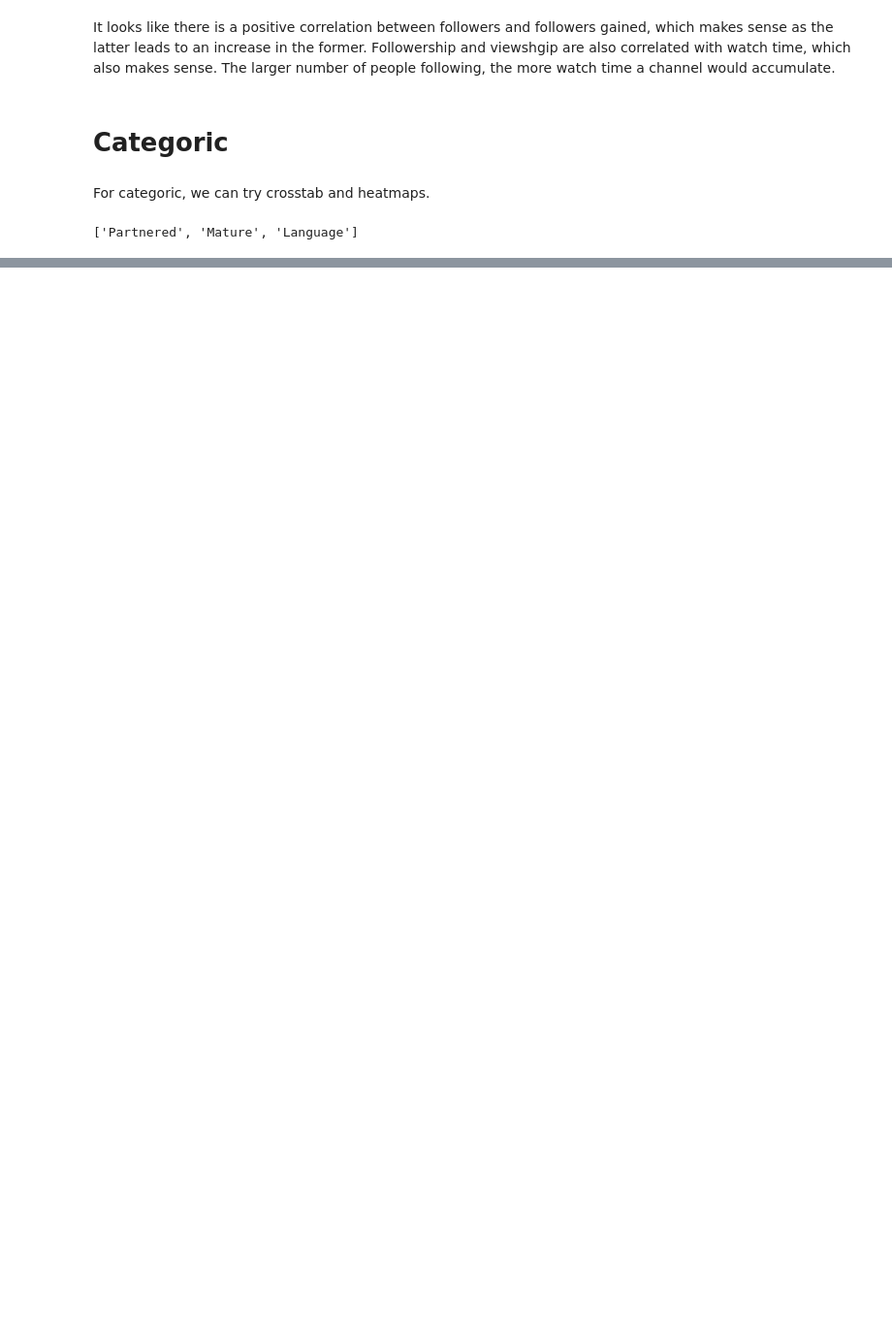
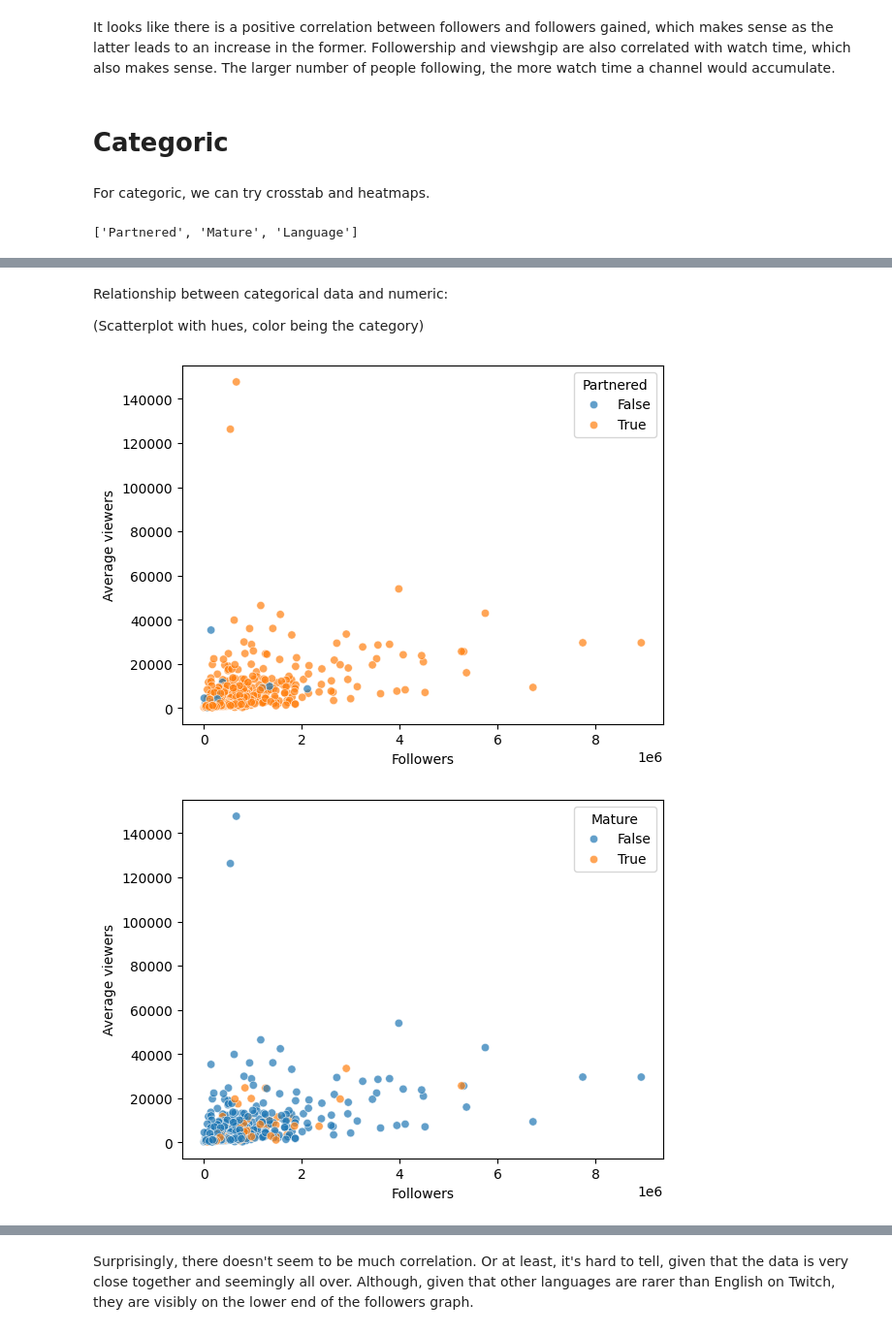
Before and after one commit to datasheng/csc460-hw-repo-wlong1, a Jupyter notebook: hw4/eda.ipynb, the cells around one changed output, grey strips where cells are left out. Shown at 97% size. Saved outputs shown, nothing was run; the diff lists cells and outputs as text; code cells hidden in the pictures; blank space fills up the shorter version.

```diff
--- a/hw4/eda.ipynb
+++ b/hw4/eda.ipynb
@@ -254,0 +271,7 @@ True           0       11        1     3        6
+# %%
+for col in categoric:
+    for val in numeric:
+        res = data.groupby(col)[val].agg(['sum', 'mean', 'median', 'min', 'max'])
+        print(f"Looking at {val}:")
+        print(res)
+        print('\n')
@@ -254,0 +296,13 @@ True           0       11        1     3        6
+# %% [markdown]
+Relationship between categorical data and numeric:
+
+(Scatterplot with hues, color being the category)
+# %%
+for col in categoric:
+    sns.scatterplot(data, x='Followers', y='Average viewers', hue=col, alpha=0.7)
+
+    #plt.legend(title='category', bbox_to_anchor=(1.05, 1), loc='upper left')
+    plt.show()
+# %% [output]
+[figure, added]
+[figure, added]
@@ -254,0 +310,2 @@ True           0       11        1     3        6
+# %% [markdown]
+Surprisingly, there doesn't seem to be much correlation. Or at least, it's hard to tell, given that the data is very close together and seemingly all over. Although, given that other languages are rarer than English on Twitch, they are visibly on the lower end of the followers graph.
```
Also changed, not shown: parts of 7 cells of this notebook.
